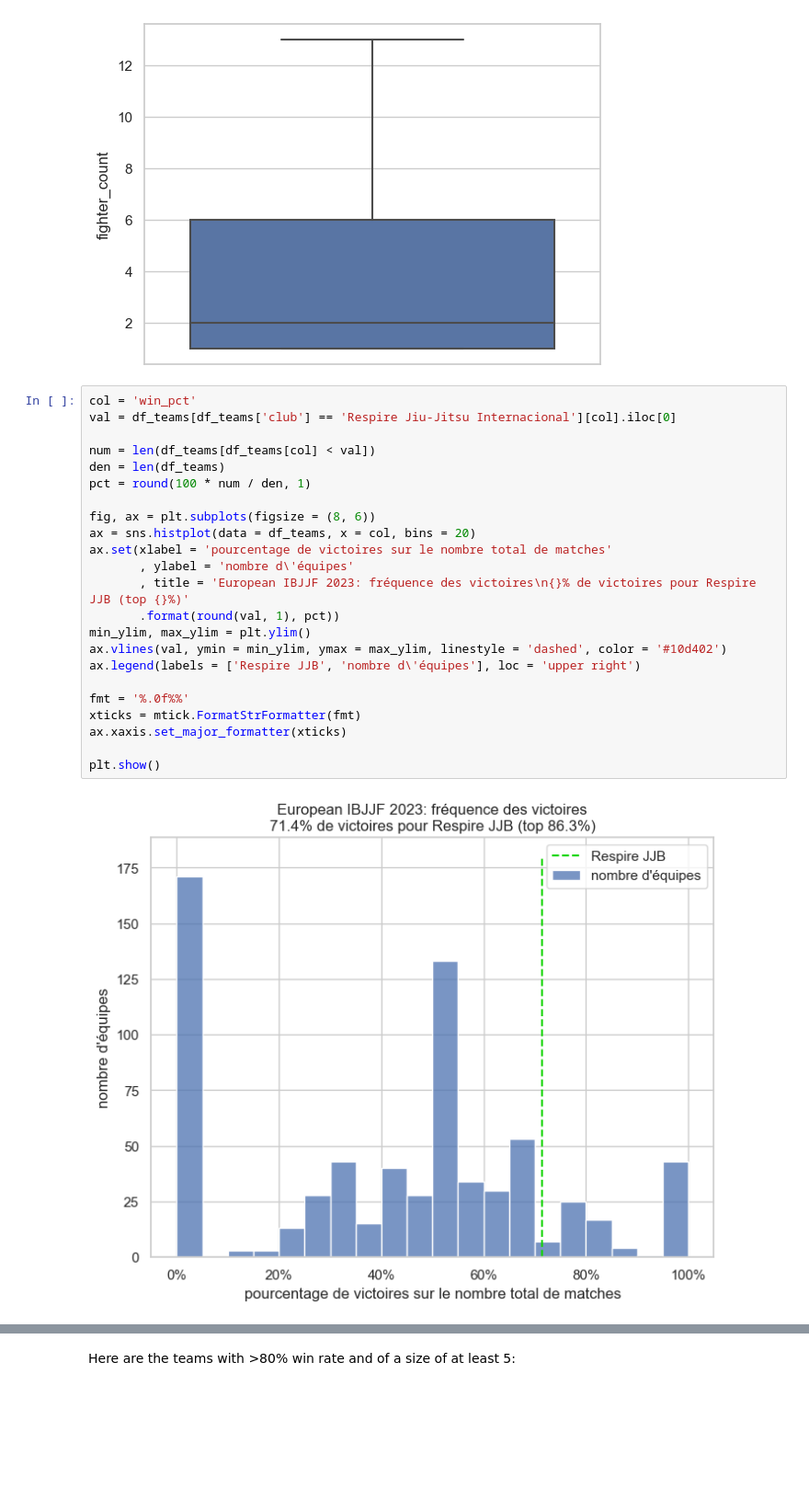
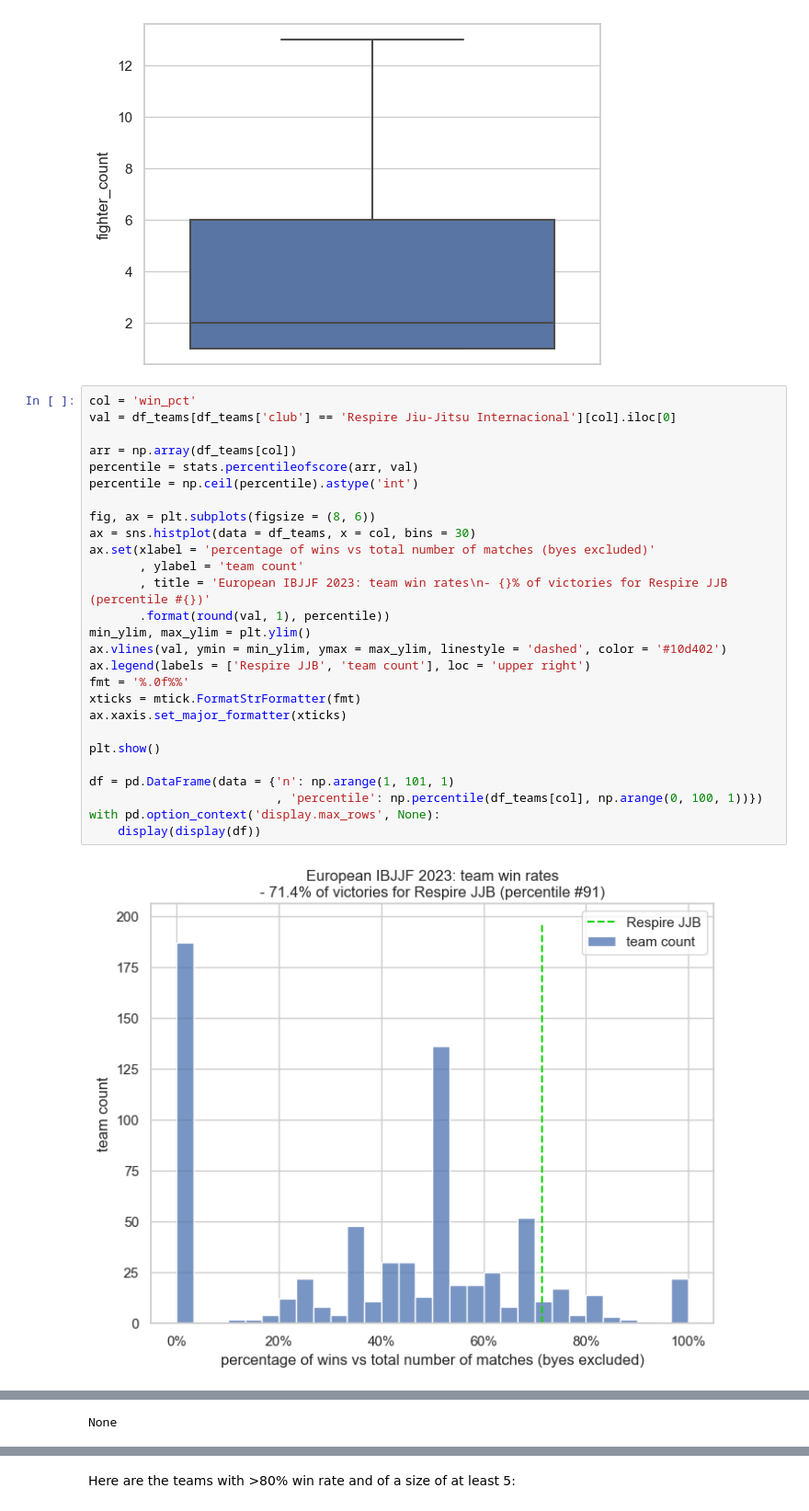
Before and after one commit to peanutbatard/scraping, a Jupyter notebook: IBJJF European Championship - scraping + basic analysis.ipynb, the cells around one changed output, grey strips where cells are left out. Shown at 92% size. Drawn from its saved outputs; the diff is of its cells as text; blank space fills up the shorter version.

Commit message:
latest data update + small fixes on viz

```diff
--- a/IBJJF European Championship - scraping + basic analysis.ipynb
+++ b/IBJJF European Championship - scraping + basic analysis.ipynb
@@ -1747,25 +1821,29 @@ plt.show()
 # %%
 col = 'win_pct'
 val = df_teams[df_teams['club'] == 'Respire Jiu-Jitsu Internacional'][col].iloc[0]
 
-num = len(df_teams[df_teams[col] < val])
-den = len(df_teams)
-pct = round(100 * num / den, 1)
+arr = np.array(df_teams[col])
+percentile = stats.percentileofscore(arr, val)
+percentile = np.ceil(percentile).astype('int')
 
 fig, ax = plt.subplots(figsize = (8, 6))
-ax = sns.histplot(data = df_teams, x = col, bins = 20)
-ax.set(xlabel = 'pourcentage de victoires sur le nombre total de matches'
-       , ylabel = 'nombre d\'équipes'
-       , title = 'European IBJJF 2023: fréquence des victoires\n{}% de victoires pour Respire JJB (top {}%)'
-       .format(round(val, 1), pct))
+ax = sns.histplot(data = df_teams, x = col, bins = 30)
+ax.set(xlabel = 'percentage of wins vs total number of matches (byes excluded)'
+       , ylabel = 'team count'
+       , title = 'European IBJJF 2023: team win rates\n- {}% of victories for Respire JJB (percentile #{})'
+       .format(round(val, 1), percentile))
 min_ylim, max_ylim = plt.ylim()
 ax.vlines(val, ymin = min_ylim, ymax = max_ylim, linestyle = 'dashed', color = '#10d402')
-ax.legend(labels = ['Respire JJB', 'nombre d\'équipes'], loc = 'upper right')
-
+ax.legend(labels = ['Respire JJB', 'team count'], loc = 'upper right')
 fmt = '%.0f%%'
 xticks = mtick.FormatStrFormatter(fmt)
 ax.xaxis.set_major_formatter(xticks)
 
 plt.show()
+
+df = pd.DataFrame(data = {'n': np.arange(1, 101, 1)
+                          , 'percentile': np.percentile(df_teams[col], np.arange(0, 100, 1))})
+with pd.option_context('display.max_rows', None):
+    display(display(df))
 # %% [output]
-[figure, old version]
+[figure, new version]
@@ -1772,3 +1867,4 @@ plt.show()
+None
 # %%
 sns.boxplot(data = df_teams, y = col, showfliers = False)
 plt.show()
```
Also changed, not shown: parts of 37 cells of this notebook.
